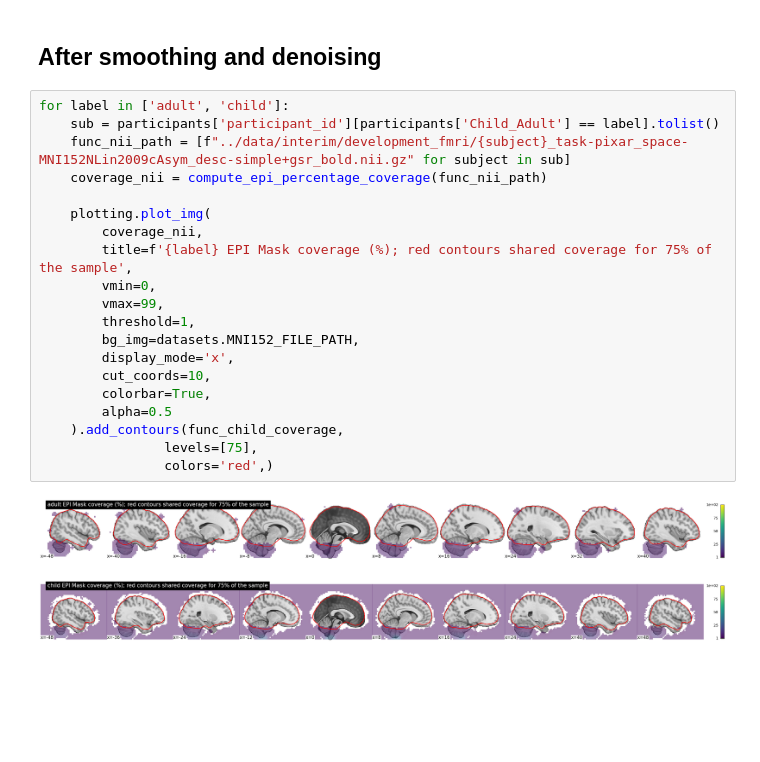
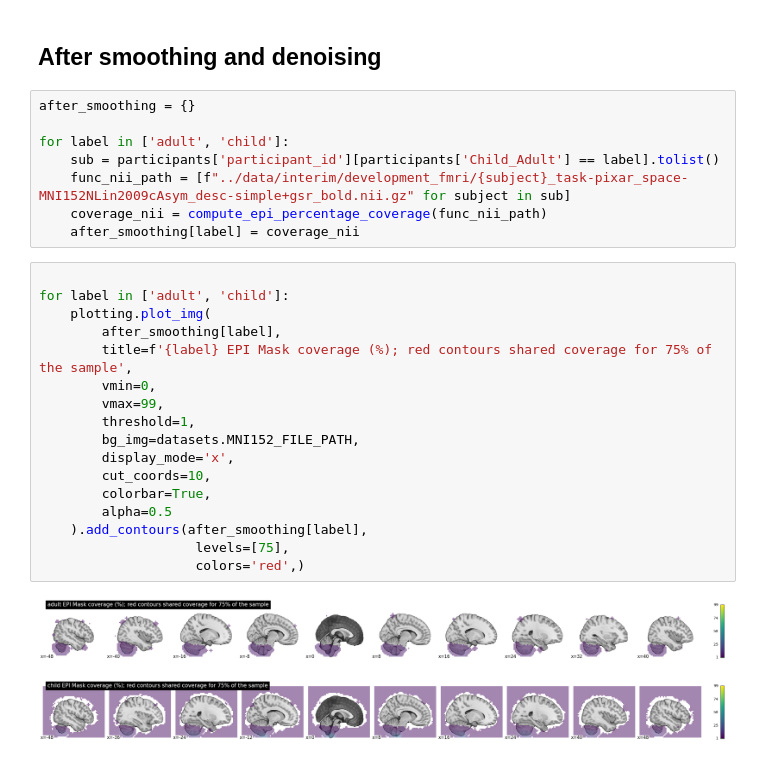
Before and after one commit to htwangtw/hfplayground, a Jupyter notebook: notebooks/fov.ipynb, the cells around one changed output. Drawn from its saved outputs; the diff is of its cells as text; blank space fills up the shorter version.

```diff
--- a/notebooks/fov.ipynb
+++ b/notebooks/fov.ipynb
@@ -65,25 +65,30 @@ plotting.plot_img(
 # %% [markdown]
 ## After smoothing and denoising
 # %%
+after_smoothing = {}
+
 for label in ['adult', 'child']:
     sub = participants['participant_id'][participants['Child_Adult'] == label].tolist()
     func_nii_path = [f"../data/interim/development_fmri/{subject}_task-pixar_space-MNI152NLin2009cAsym_desc-simple+gsr_bold.nii.gz" for subject in sub]
     coverage_nii = compute_epi_percentage_coverage(func_nii_path)
-
-    plotting.plot_img(
-        coverage_nii,
-        title=f'{label} EPI Mask coverage (%); red contours shared coverage for 75% of the sample',
-        vmin=0,
-        vmax=99,
-        threshold=1,
-        bg_img=datasets.MNI152_FILE_PATH,
-        display_mode='x',
-        cut_coords=10,
-        colorbar=True,
-        alpha=0.5
-    ).add_contours(func_child_coverage,
-                levels=[75],
-                colors='red',)
+    after_smoothing[label] = coverage_nii
-# %% [output]
-[figure, removed]
-[figure, removed]
+# %%
+
+for label in ['adult', 'child']:
+    plotting.plot_img(
+        after_smoothing[label],
+        title=f'{label} EPI Mask coverage (%); red contours shared coverage for 75% of the sample',
+        vmin=0,
+        vmax=99,
+        threshold=1,
+        bg_img=datasets.MNI152_FILE_PATH,
+        display_mode='x',
+        cut_coords=10,
+        colorbar=True,
+        alpha=0.5
+    ).add_contours(after_smoothing[label],
+                    levels=[75],
+                    colors='red',)
+# %% [output]
+[figure, added]
+[figure, added]
```
Also changed, not shown: 4 other files.
